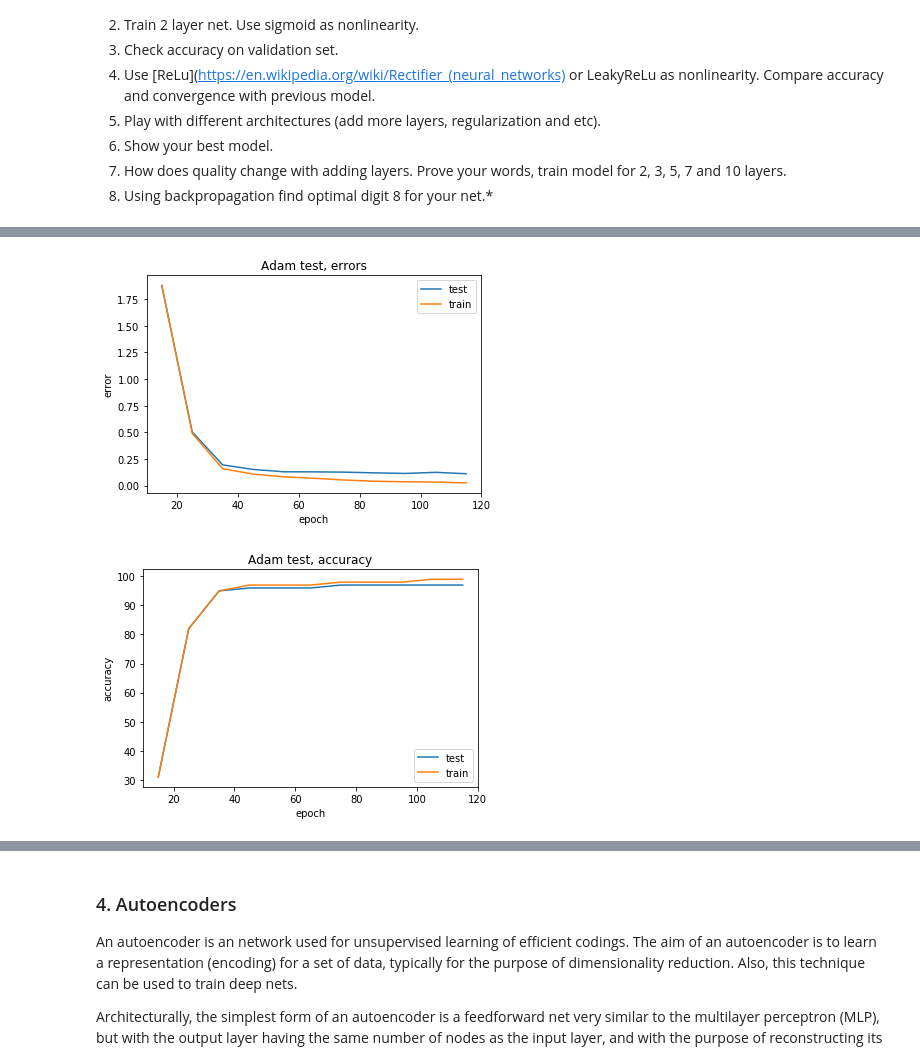
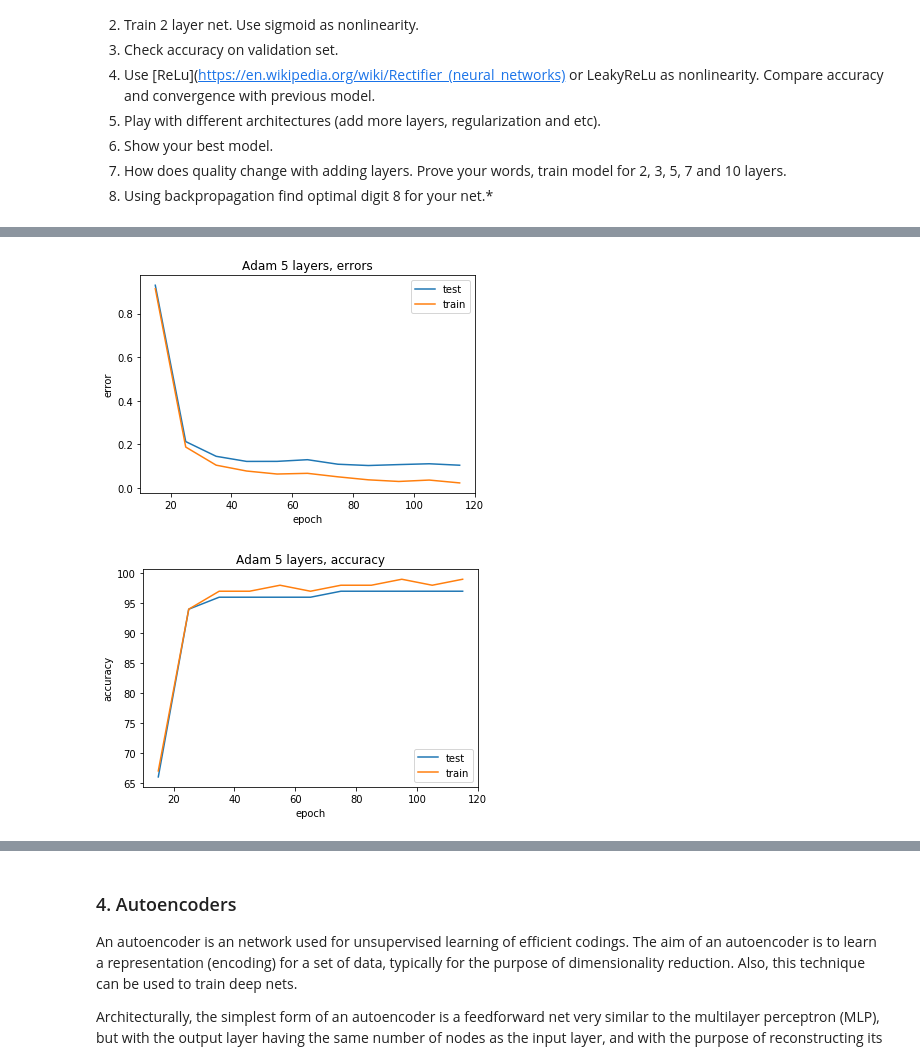
Before and after one commit to arinaruck/Darin, a Jupyter notebook: Lab2/lab-2.ipynb, the cells around one changed output, grey strips where cells are left out. Saved outputs shown, nothing was run; the diff lists cells and outputs as text; code cells hidden in the pictures.

```diff
--- a/Lab2/lab-2.ipynb
+++ b/Lab2/lab-2.ipynb
@@ -65,7 +65,7 @@ import torch.optim as optim
 
 %matplotlib inline
 
-def mnist_loader(train=True, batch_size=50, shuffle=True, normalize=None, path='./dataset'):
+def mnist_loader(train=True, batch_size=256, shuffle=True, normalize=None, path='./dataset'):
     if normalize is not None:
         transform = transforms.Compose([
                        transforms.ToTensor(),
@@ -926,7 +885,7 @@ class Net_test5(nn.Module):
         x = x.view(-1, 28*28)
         x = F.leaky_relu(self.fc1(x))
         x = F.relu(self.fc2(x))
-        x = F.sigmoid(self.fc3(x))
+        x = F.leaky_relu(self.fc3(x))
         x = F.relu(self.fc4(x))
         x = self.fc5(x)
         x = F.log_softmax(x, dim=1)
@@ -934,7 +893,7 @@ class Net_test5(nn.Module):
 
 model_t = Net_test5()
 optimizer = optim.Adam(model_t.parameters())
-train_n_test("Adam test", model=model_t)
+train_n_test("Adam 5 layers", model=model_t)
 # %% [output]
 epochs:  15
 
@@ -956,2 +915,2 @@ Train set: Average loss: 0.0249, Accuracy: 59599/60000 (99%)
-[figure, old version]
+[figure, new version]
-[figure, old version]
+[figure, new version]
```
Also changed, not shown: parts of 31 cells of this notebook.
